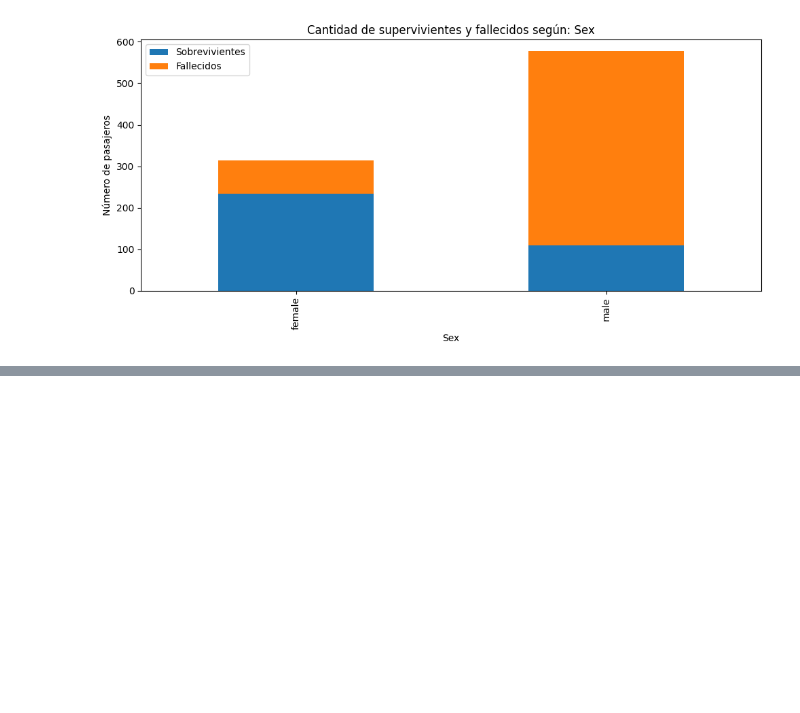
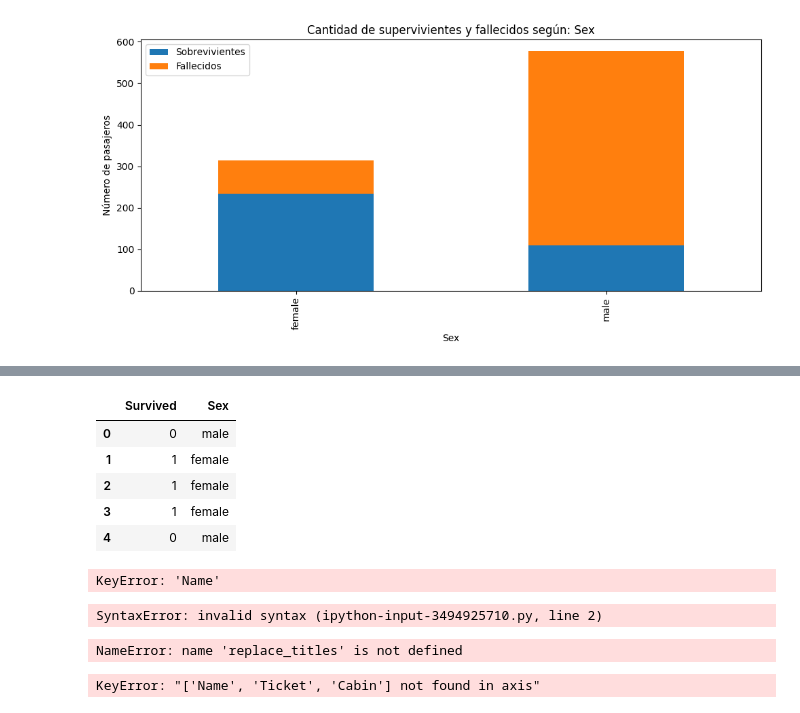
Before and after one commit to MiguelOrtega630/IA_2025, a Jupyter notebook: EDA_TITANIC.ipynb, the cells around one changed output, grey strips where cells are left out. Drawn from its saved outputs; the diff is of its cells as text; code cells hidden in the pictures; blank space fills up the shorter version.

```diff
--- a/EDA_TITANIC.ipynb
+++ b/EDA_TITANIC.ipynb
@@ -103,0 +116,9 @@ bar_char(df, 'Sex')
+# %%
+df.head()
+# %% [output]
+|  | Survived | Sex |
+| 0 | 0 | male |
+| 1 | 1 | female |
+| 2 | 1 | female |
+| 3 | 1 | female |
+| 4 | 0 | male |
@@ -103,0 +129,22 @@ bar_char(df, 'Sex')
+# %%
+df["Title"]=extract_title(df)
+df["Title"]=value_counts()
+# %% [output]
+KeyError: 'Name'
+# %%
+def replace_titles(data):
+  title_mapping=("Mr":"Señor","Miss":"Señorita","Mrs":"Señorita")
+  data["Title"]=data["Title"].map(title_mapping).fillna("Otros")
+  return data
+# %% [output]
+SyntaxError: invalid syntax (ipython-input-3494925710.py, line 2)
+# %%
+df=replace_titles(df)
+df.sample(10)
+# %% [output]
+NameError: name 'replace_titles' is not defined
+# %%
+df.drop(["Name","Ticket","Cabin"],axis=1,inplace=True)
+df.head()
+# %% [output]
+KeyError: "['Name', 'Ticket', 'Cabin'] not found in axis"
```
Also changed, not shown: parts of 5 cells of this notebook.
